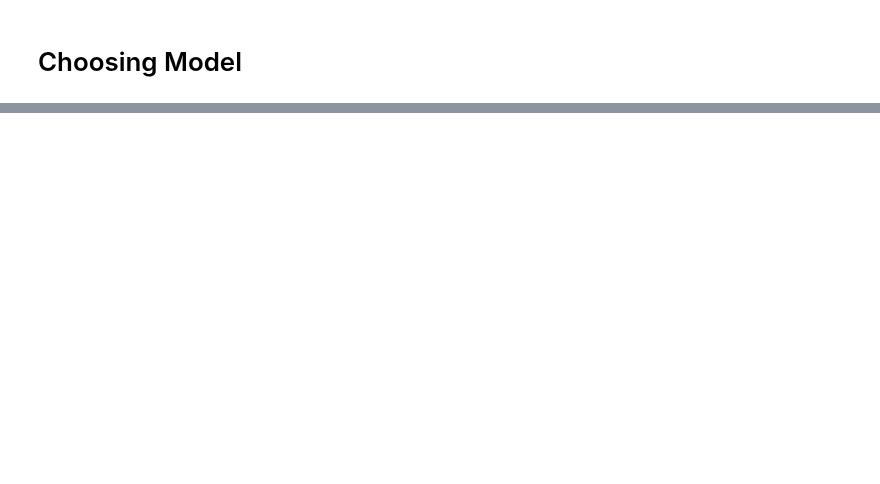
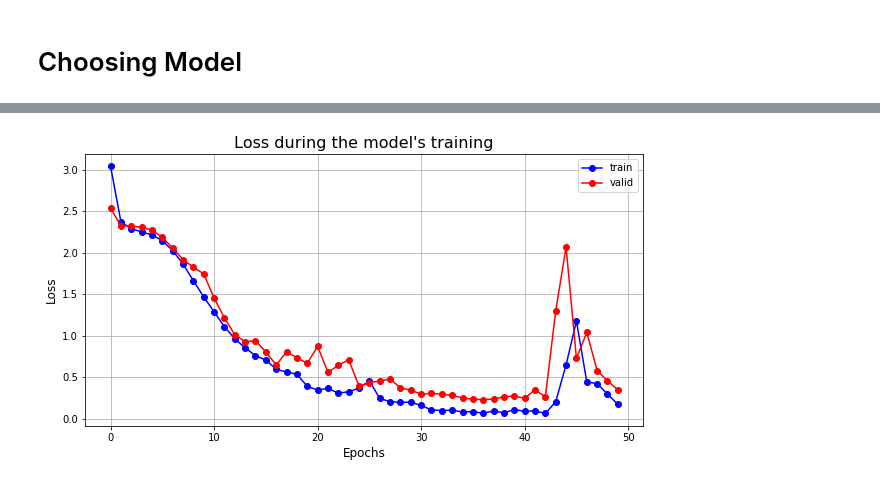
Before and after one commit to RenatoBMLR/state-farm-distracted-driver-detection, a Jupyter notebook: Distracted_Driver_Detection.ipynb, the cells around one changed output, grey strips where cells are left out. Saved outputs shown, nothing was run; the diff lists cells and outputs as text; code cells hidden in the pictures; blank space fills up the shorter version.

```diff
--- a/Distracted_Driver_Detection.ipynb
+++ b/Distracted_Driver_Detection.ipynb
@@ -171,5 +161,10 @@ else:
     model = myInception()
 
 if use_gpu:
-    model = torch.nn.DataParallel(model)
+    print('Using GPU')# {}'.format(device_id))
     model.cuda()
+
+if use_DataParalel:
+    print("Using all GPU's ")
+    model = torch.nn.DataParallel(model,device_ids=[0,1,2])
+#    model.cuda()
@@ -198,8 +175,13 @@ def predict(dset_loaders, model):
 # %%
-if use_gpu:
-    convOutput_train = ExtractFeatures(dset_loaders['train'], model.module.mrnc,use_gpu)
-    convOutput_valid = ExtractFeatures(dset_loaders['valid'], model.module.mrnc,use_gpu)
-else:
+if use_DataParalel:
+    convOutput_train = ExtractFeatures(dset_loaders['train'], model.module.mrnc,use_gpu=use_DataParalel)
+    convOutput_valid = ExtractFeatures(dset_loaders['valid'], model.module.mrnc,use_gpu=use_DataParalel)
+
+if  use_gpu:
+    convOutput_train = ExtractFeatures(dset_loaders['train'], model.mrnc,use_gpu=use_gpu)
+    convOutput_valid = ExtractFeatures(dset_loaders['valid'], model.mrnc,use_gpu=use_gpu)
+
+if not use_gpu and not use_DataParalel:
     convOutput_train = ExtractFeatures(dset_loaders['train'], model.mrnc)
     convOutput_valid = ExtractFeatures(dset_loaders['valid'], model.mrnc)
 # %% [output]
@@ -222,4 +205,6 @@ dset_loaders_convnet = {
 # %%
-#dset_loaders_convnet = _create_dataLoader(conv_dset, batch_size, cpu_count, pin_memory=use_gpu, shuffle=False)
+dset_loaders_convnet = _create_dataLoader(conv_dset, batch_size,
+                                  num_workers=cpu_count, use_DataParalel=True,
+                                  use_gpu=False,shuffle= False)
 # %%
 len(dset_loaders_convnet['train'])
@@ -233,18 +220,29 @@ if use_gpu:
 
 savebest = ptt.ModelCheckpoint(path2saveModel,reset=True, verbose=1)
 # %%
-
 loss_fn = nn.CrossEntropyLoss()
 num_epochs = 50
 
-if use_gpu:
-    optimizer =  optim.Adam(model.module.mrnd.parameters(), lr=1e-3)
+if use_DataParalel:
+    optimizer =  optim.Adam(model.mrnd.parameters(), lr=1e-3)
 
     params = {'model' : model.module.mrnd,
         'criterion': loss_fn,
         'optimizer': optimizer,
         'callbacks': [savebest,  ptt.PrintCallback()] #ptt.PlotCallback(),
     }
+
+if use_gpu:
+
+    optimizer =  optim.Adam(model.mrnd.parameters(), lr=1e-3)
+
+    params = {'model' : model.mrnd,
+        'criterion': loss_fn,
+        'optimizer': optimizer,
+        'callbacks': [savebest,  ptt.PrintCallback()] #ptt.PlotCallback(),
+    }
+
+
 
 else:
     optimizer =  optim.Adam(model.mrnd.parameters(), lr=1e-3)
@@ -286,3 +284,7 @@ fig.savefig(path2save)
+# %%
+plot_metrics(trainer)
+# %% [output]
+[figure, added]
 # %%
 train_eval = trainer.evaluate_loader(dset_loaders_convnet['train'])
 valid_eval = trainer.evaluate_loader(dset_loaders_convnet['valid'])
```
Also changed, not shown: parts of 37 cells of this notebook, 7 other files.
